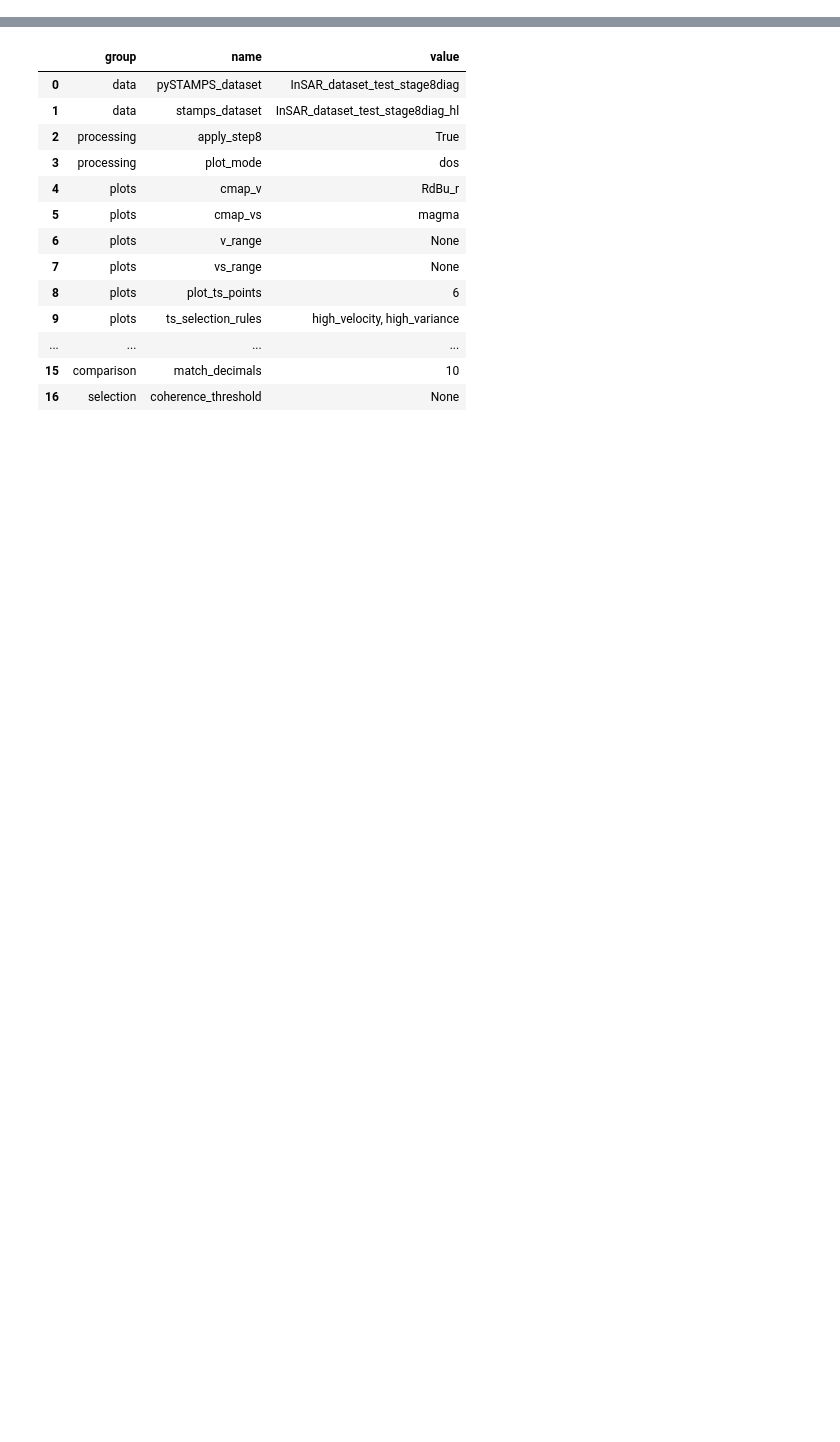
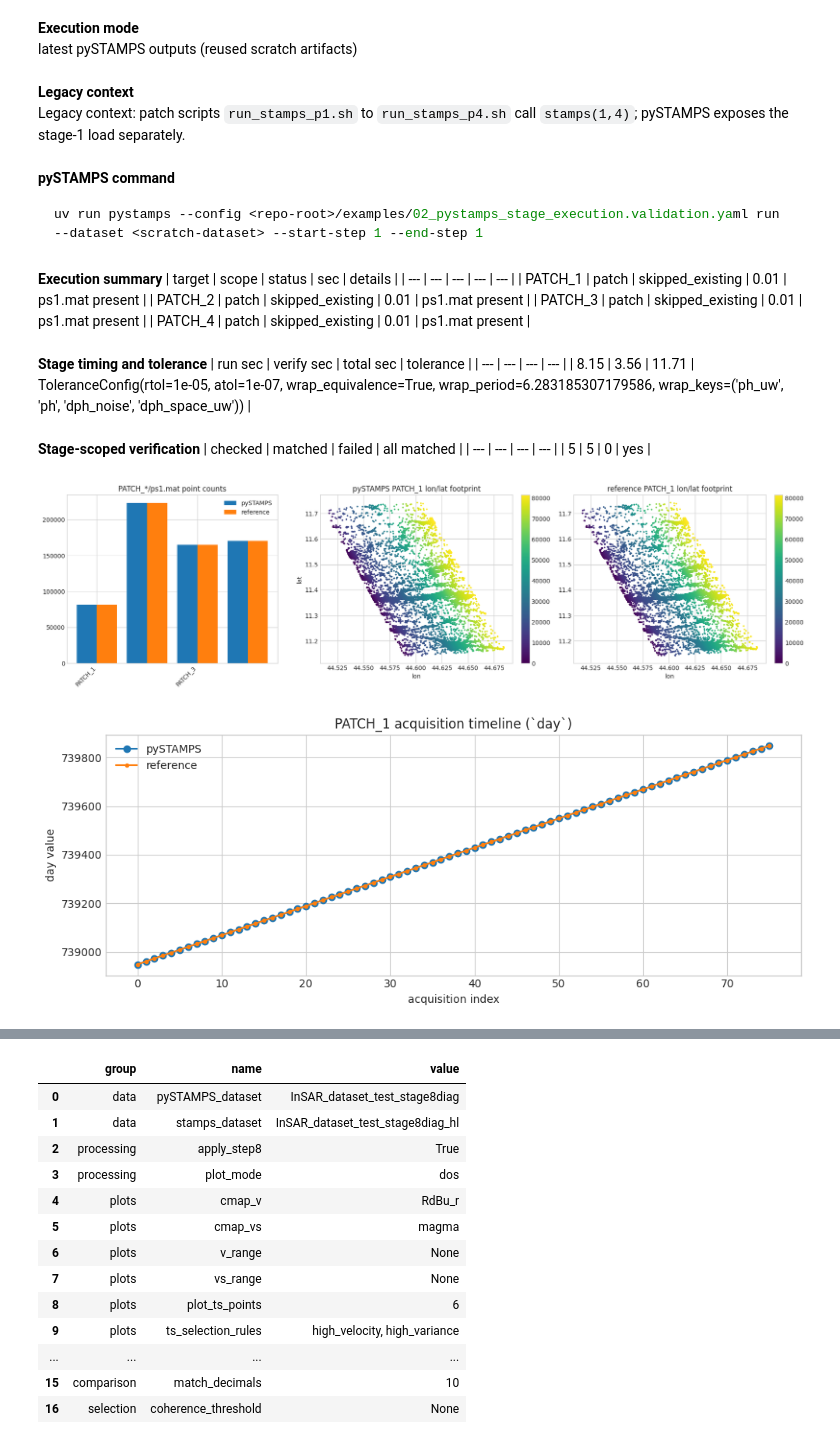
Before and after one commit to sirbastiano/pystamps, a Jupyter notebook: notebooks/02_pystamps_stage_execution.ipynb, the cells around one changed output, grey strips where cells are left out. Saved outputs shown, nothing was run; the diff lists cells and outputs as text; code cells hidden in the pictures; blank space fills up the shorter version.

````diff
--- a/notebooks/02_pystamps_stage_execution.ipynb
+++ b/notebooks/02_pystamps_stage_execution.ipynb
@@ -0,0 +713,65 @@
+# %%
+stage_1 = execute_stage(1)
+
+run_labels, run_counts = patch_n_ps(SCRATCH_ROOT, 'ps1.mat')
+_, ref_counts = patch_n_ps(REFERENCE_ROOT, 'ps1.mat')
+run_ps1 = patch_payload(SCRATCH_ROOT, REPRESENTATIVE_PATCH, 'ps1.mat')
+ref_ps1 = patch_payload(REFERENCE_ROOT, REPRESENTATIVE_PATCH, 'ps1.mat')
+
+fig, axes = plt.subplots(1, 3, figsize=(18, 5))
+positions = np.arange(len(run_labels))
+axes[0].bar(positions - 0.2, run_counts, width=0.4, label='pySTAMPS')
+axes[0].bar(positions + 0.2, ref_counts, width=0.4, label='reference')
+axes[0].set_title('PATCH_*/ps1.mat point counts')
+axes[0].set_xticks(positions[::2])
+axes[0].set_xticklabels(run_labels[::2], rotation=45, ha='right')
+axes[0].legend()
+
+scatter_compare(
+    axes[1],
+    axes[2],
+    run_ps1['lonlat'],
+    np.arange(len(run_ps1['lonlat'])),
+    ref_ps1['lonlat'],
+    np.arange(len(ref_ps1['lonlat'])),
+    'PATCH_1 lon/lat footprint',
+    cmap='viridis',
+)
+plt.tight_layout()
+plt.show()
+
+fig, ax = plt.subplots(figsize=(10, 4))
+ax.plot(np.asarray(run_ps1['day']).reshape(-1), marker='o', label='pySTAMPS')
+ax.plot(np.asarray(ref_ps1['day']).reshape(-1), marker='.', label='reference')
+ax.set_title('PATCH_1 acquisition timeline (`day`)')
+ax.set_xlabel('acquisition index')
+ax.set_ylabel('day value')
+ax.legend()
+plt.tight_layout()
+plt.show()
+# %% [output]
+**Execution mode**
+latest pySTAMPS outputs (reused scratch artifacts)
+**Legacy context**
+Legacy context: patch scripts `run_stamps_p1.sh` to `run_stamps_p4.sh` call `stamps(1,4)`; pySTAMPS exposes the stage-1 load separately.
+**pySTAMPS command**
+```bash
+uv run pystamps --config <repo-root>/examples/02_pystamps_stage_execution.validation.yaml run --dataset <scratch-dataset> --start-step 1 --end-step 1
+```
+**Execution summary**
+| target | scope | status | sec | details |
+| --- | --- | --- | --- | --- |
+| PATCH_1 | patch | skipped_existing | 0.01 | ps1.mat present |
+| PATCH_2 | patch | skipped_existing | 0.01 | ps1.mat present |
+| PATCH_3 | patch | skipped_existing | 0.01 | ps1.mat present |
+| PATCH_4 | patch | skipped_existing | 0.01 | ps1.mat present |
+**Stage timing and tolerance**
+| run sec | verify sec | total sec | tolerance |
+| --- | --- | --- | --- |
+| 8.15 | 3.56 | 11.71 | ToleranceConfig(rtol=1e-05, atol=1e-07, wrap_equivalence=True, wrap_period=6.283185307179586, wrap_keys=('ph_uw', 'ph', 'dph_noise', 'dph_space_uw')) |
+**Stage-scoped verification**
+| checked | matched | failed | all matched |
+| --- | --- | --- | --- |
+| 5 | 5 | 0 | yes |
+[figure, added]
+[figure, added]
````
Also changed, not shown: parts of 30 cells of this notebook.
